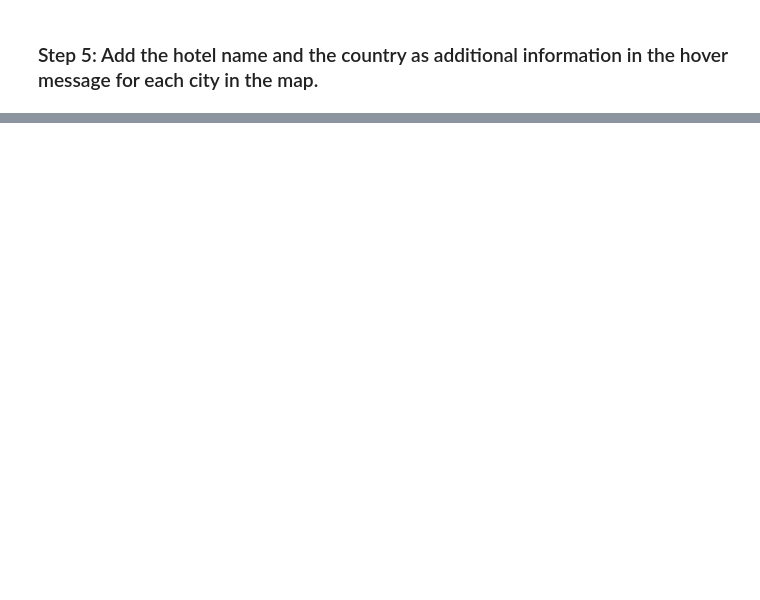
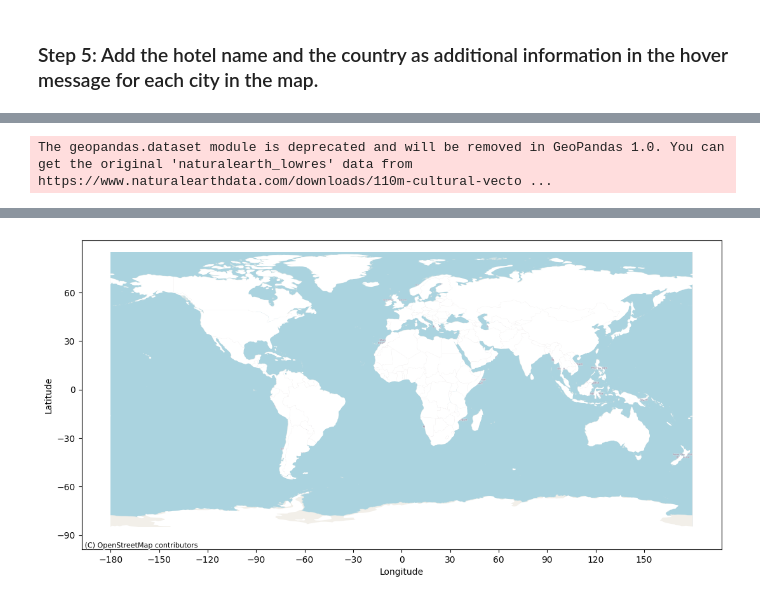
Before and after one commit to JNorthData/Weather_API, a Jupyter notebook: VacationAPI.ipynb, the cells around one changed output, grey strips where cells are left out. Cells and saved outputs as stored; diff of their text form; code cells hidden in the pictures; blank space fills up the shorter version.

Commit message:
scatter/world map

```diff
--- a/VacationAPI.ipynb
+++ b/VacationAPI.ipynb
@@ -287,0 +246,35 @@ show(p)
+# %%
+import geopandas as gpd
+import contextily as ctx
+import matplotlib.pyplot as plt
+import plotly.express as px
+from bokeh.plotting import output_notebook
+
+# Load world map data from GeoPandas
+world = gpd.read_file(gpd.datasets.get_path('naturalearth_lowres'))
+
+# Create a new figure and axis
+fig, ax = plt.subplots(figsize=(13, 10))
+
+# Plot the world map data without country borders and labels
+world.boundary.plot(ax=ax, linewidth=0)
+world.plot(ax=ax, color='white', linewidth=0.0)
+
+# Add latitude and longitude tickers to the axes
+ax.set_xticks(range(-180, 180, 30))
+ax.set_yticks(range(-90, 90, 30))
+ax.set_xlabel('Longitude')
+ax.set_ylabel('Latitude')
+
+# Add background from OpenStreetMap using contextily
+ctx.add_basemap(ax, crs=world.crs.to_string(), source=ctx.providers.OpenStreetMap.Mapnik)
+
+
+# Create a scatter plot using Plotly
+fig = px.scatter(hotel_df, x='Lng', y='Lat', hover_name='City')
+
+# Display the plot
+output_notebook()
+fig.show()
+# %% [output]
+The geopandas.dataset module is deprecated and will be removed in GeoPandas 1.0. You can get the original 'naturalearth_lowres' data from https://www.naturalearthdata.com/downloads/110m-cultural-vecto ...
@@ -287,0 +283 @@ show(p)
+[figure, added]
```
Also changed, not shown: parts of 6 cells of this notebook, 2 other files.
